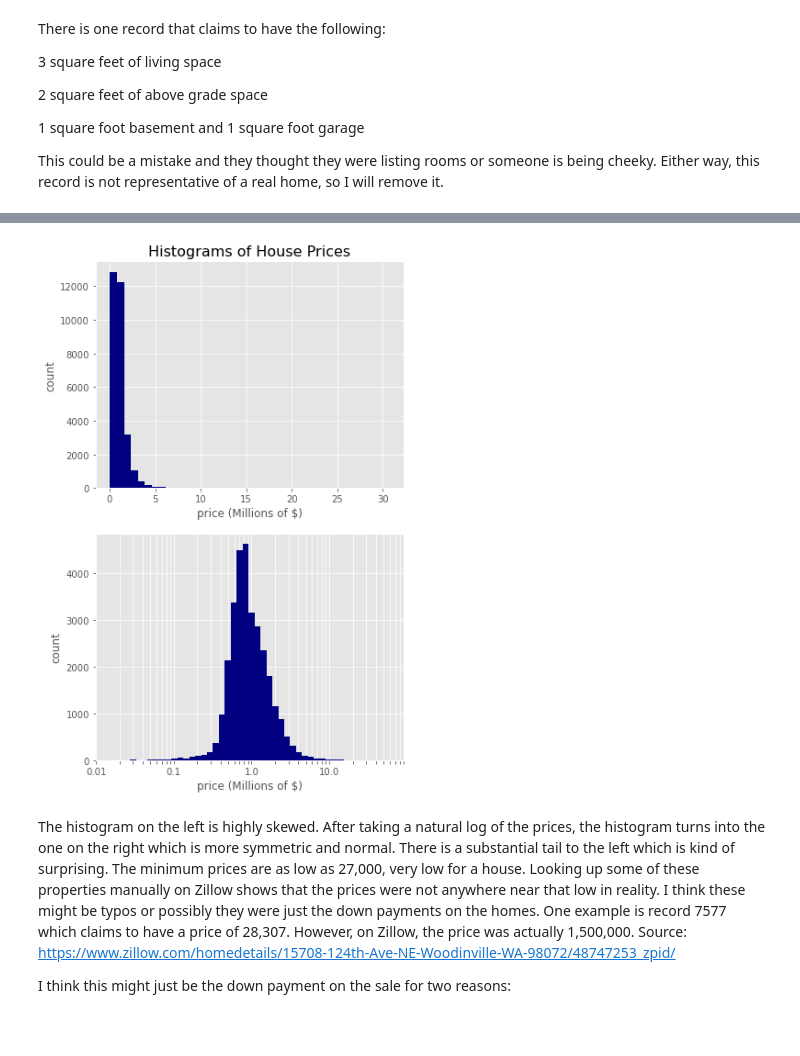
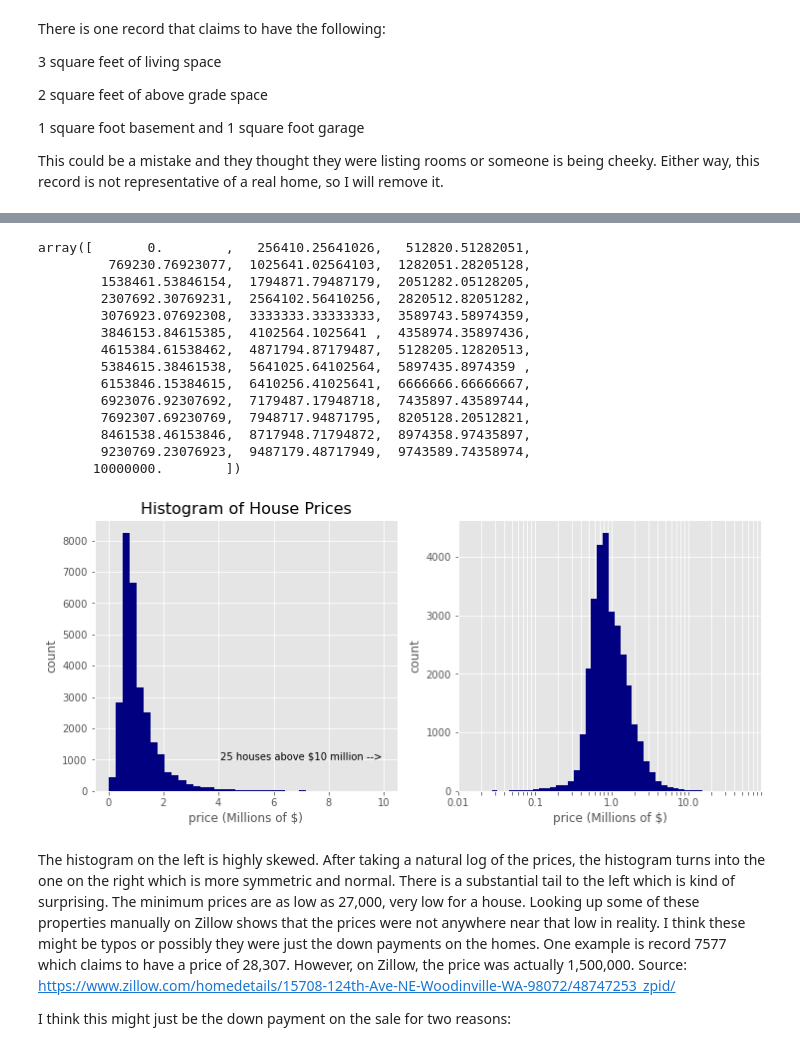
Before and after one commit to daviderics/KC-House-Sales-Phase-2-Project, a Jupyter notebook: student.ipynb, the cells around one changed output, grey strips where cells are left out. Cells and saved outputs as stored; diff of their text form; code cells hidden in the pictures.

```diff
--- a/student.ipynb
+++ b/student.ipynb
@@ -113,3 +124,5 @@ Name: long, Length: 24084, dtype: int64
+# %%
+df.drop(index = 4846, inplace = True)
 # %% [markdown]
 ### Location Data
 # %% [markdown]
@@ -232,0 +254,4 @@ df['zip_id'] = df['zip_id'].apply(lambda x: df['zip_id'].max() + 1 if x == -1 el
+# %%
+# Leave out incorrect geographic information
+df = df[(df['state'] == 'Washington') & (df['zip_id'] != 0)]
+len(df)
@@ -379,26 +421,45 @@ df.sort_values(by = 'price', ascending = True)[0:20]
+# %%
+np.linspace(0,10**7,40)
+# %% [output]
+array([       0.        ,   256410.25641026,   512820.51282051,
+         769230.76923077,  1025641.02564103,  1282051.28205128,
+        1538461.53846154,  1794871.79487179,  2051282.05128205,
+        2307692.30769231,  2564102.56410256,  2820512.82051282,
+        3076923.07692308,  3333333.33333333,  3589743.58974359,
+        3846153.84615385,  4102564.1025641 ,  4358974.35897436,
+        4615384.61538462,  4871794.87179487,  5128205.12820513,
+        5384615.38461538,  5641025.64102564,  5897435.8974359 ,
+        6153846.15384615,  6410256.41025641,  6666666.66666667,
+        6923076.92307692,  7179487.17948718,  7435897.43589744,
+        7692307.69230769,  7948717.94871795,  8205128.20512821,
+        8461538.46153846,  8717948.71794872,  8974358.97435897,
+        9230769.23076923,  9487179.48717949,  9743589.74358974,
+       10000000.        ])
 # %%
 # Histogram of price (log-scale on the right)
-fig, ax = plt.subplots(nrows = 2, figsize = (6, 10))
+fig, ax = plt.subplots(ncols = 2, figsize = (12, 5))
 
-ax[0].hist(df['price']/1000000, bins = 40, color = (0.0,0.0,0.5,1.0))
+ax[0].hist(df['price']/1000000, bins = np.linspace(0,10,40), color = (0.0,0.0,0.5,1.0))
 ax[0].set_ylabel('count')
 ax[0].set_xlabel('price (Millions of $)')
+ax[0].set_title('Histogram of House Prices',fontsize = 16)
+ax[0].text(7, 1000, '25 houses above $10 million -->', horizontalalignment = 'center')
+
 ax[1].hist(np.log(df['price']), bins = 40, color = (0.0,0.0,0.5,1.0))
 ax[1].set_ylabel('count')
 ax[1].set_xlabel('price (Millions of $)')
 log_ticks = np.append(\
                       np.append(\
                                 np.append(\
                                           np.linspace(10**4,9*10**4,9),\
                                           np.linspace(10**5,9*10**5,9)),\
                                 np.linspace(10**6,9*10**6,9)),\
                       np.linspace(10**7,9*10**7,9)\
                      )
 ax[1].set_xticks(np.log(log_ticks))
-ax[1].set_xticklabels([x/10**6 if i%9 == 0 else '' for i,x in enumerate(log_ticks)])
-ax[0].set_title('Histograms of House Prices',fontsize = 16);
+ax[1].set_xticklabels([x/10**6 if i%9 == 0 else '' for i,x in enumerate(log_ticks)]);
 # %% [output]
-[figure, old version]
+[figure, new version]
 # %% [markdown]
 The histogram on the left is highly skewed. After taking a natural log of the prices, the histogram turns into the one on the right which is more symmetric and normal. There is a substantial tail to the left which is kind of surprising. The minimum prices are as low as 27,000, very low for a house. Looking up some of these properties manually on Zillow shows that the prices were not anywhere near that low in reality. I think these might be typos or possibly they were just the down payments on the homes. One example is record 7577 which claims to have a price of 28,307. However, on Zillow, the price was actually 1,500,000. Source: https://www.zillow.com/homedetails/15708-124th-Ave-NE-Woodinville-WA-98072/48747253_zpid/
 
```
Also changed, not shown: parts of 63 cells of this notebook.
